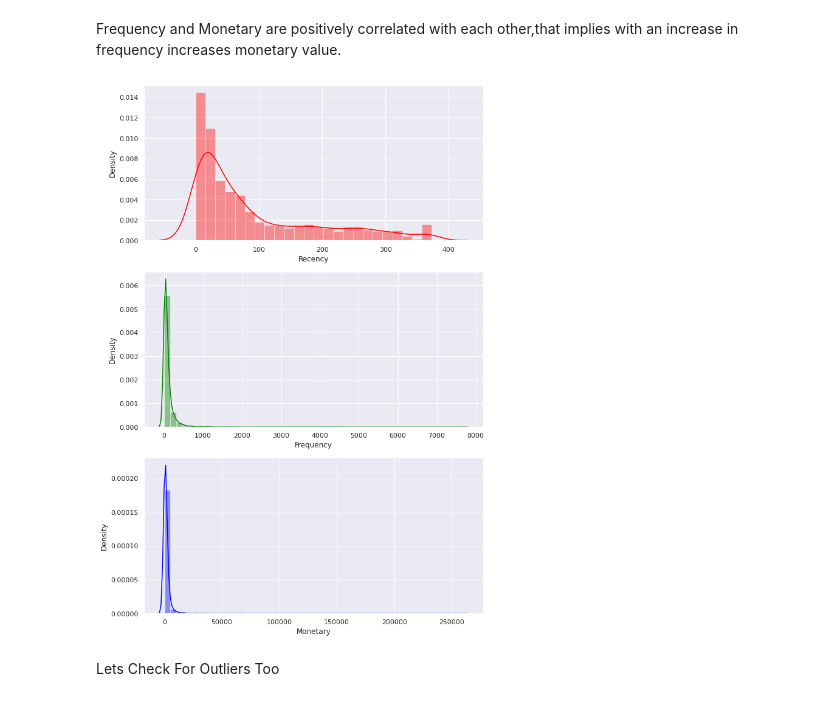
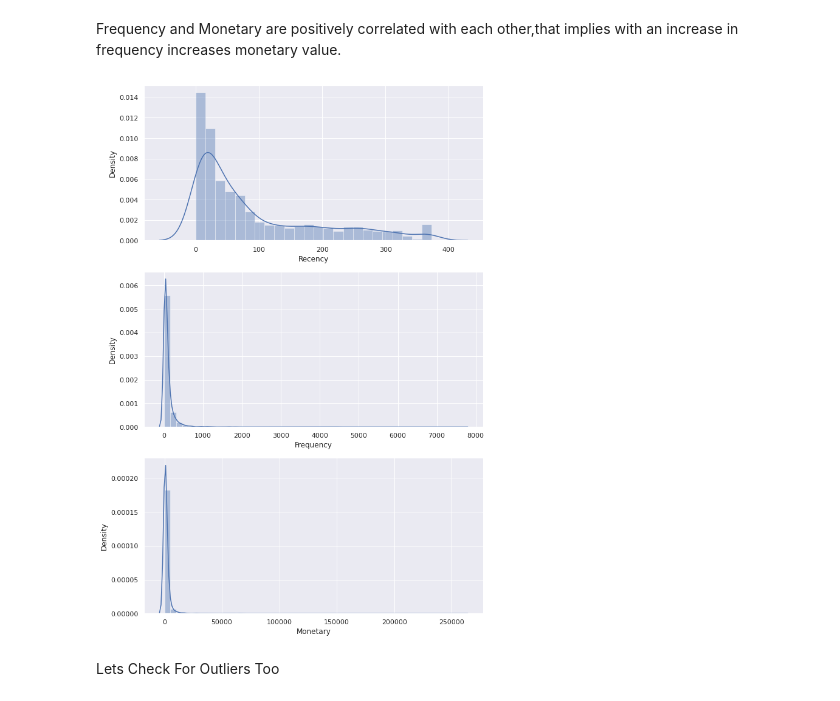
Before and after one commit to raunaksatone5/Retail-Customer-Segmentation, a Jupyter notebook: retailcustomersegmentation.ipynb, the cells around one changed output. Saved outputs shown, nothing was run; the diff lists cells and outputs as text; code cells hidden in the pictures.

```diff
--- a/retailcustomersegmentation.ipynb
+++ b/retailcustomersegmentation.ipynb
@@ -648,25 +648,25 @@ Frequency and Monetary are positively correlated with each other,that implies wi
 # %%
 # Plotting the distribution plot before passing in the models
 
 # Distribution plots
 plt.figure(figsize=(10,16))
 sns.set_theme(style="darkgrid")
 
 # Plot recency
 plt.subplot(3, 1, 1)
-sns.distplot(RFM_Table.Recency,color='Red',axlabel='Recency')
+sns.distplot(RFM_Table.Recency,axlabel='Recency')
 
 # Plot frequency
 plt.subplot(3, 1, 2)
-sns.distplot(RFM_Table.Frequency,color='Green',axlabel='Frequency')
+sns.distplot(RFM_Table.Frequency,axlabel='Frequency')
 
 # Plot monetary value
 plt.subplot(3, 1, 3)
-sns.distplot(RFM_Table.Monetary,color='Blue',axlabel='Monetary')
+sns.distplot(RFM_Table.Monetary,axlabel='Monetary')
 
 plt.show()
 # %% [output]
-[figure, old version]
+[figure, new version]
 # %% [markdown]
 Lets Check For Outliers Too
 # %%
```
Also changed, not shown: parts of 5 cells of this notebook.
